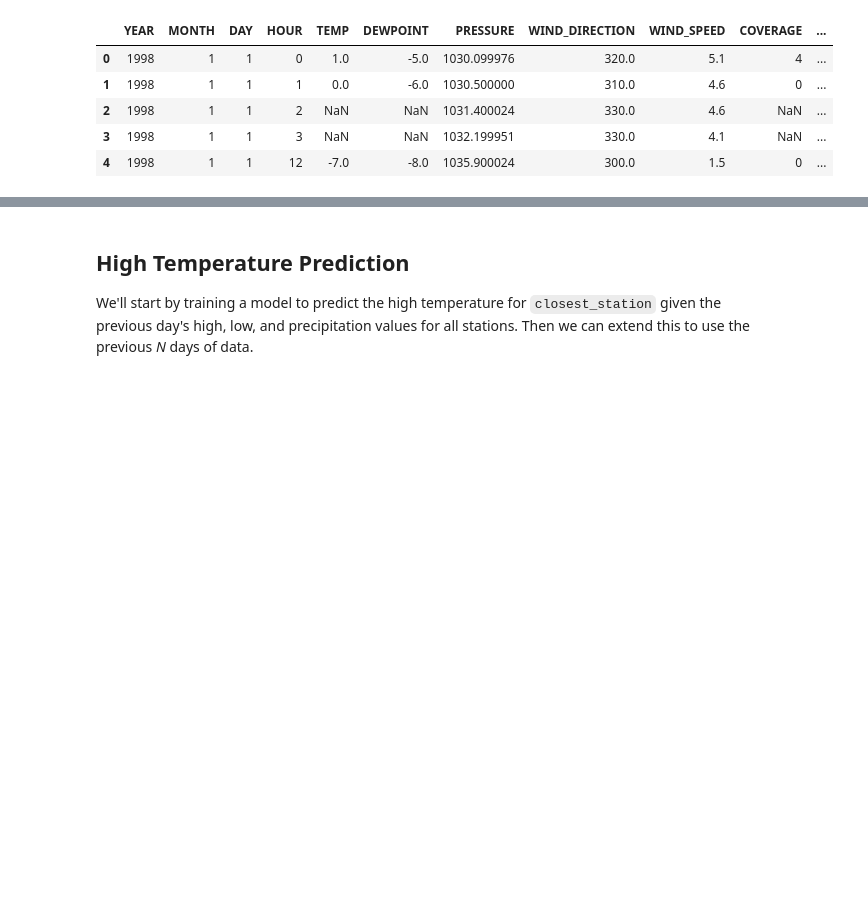
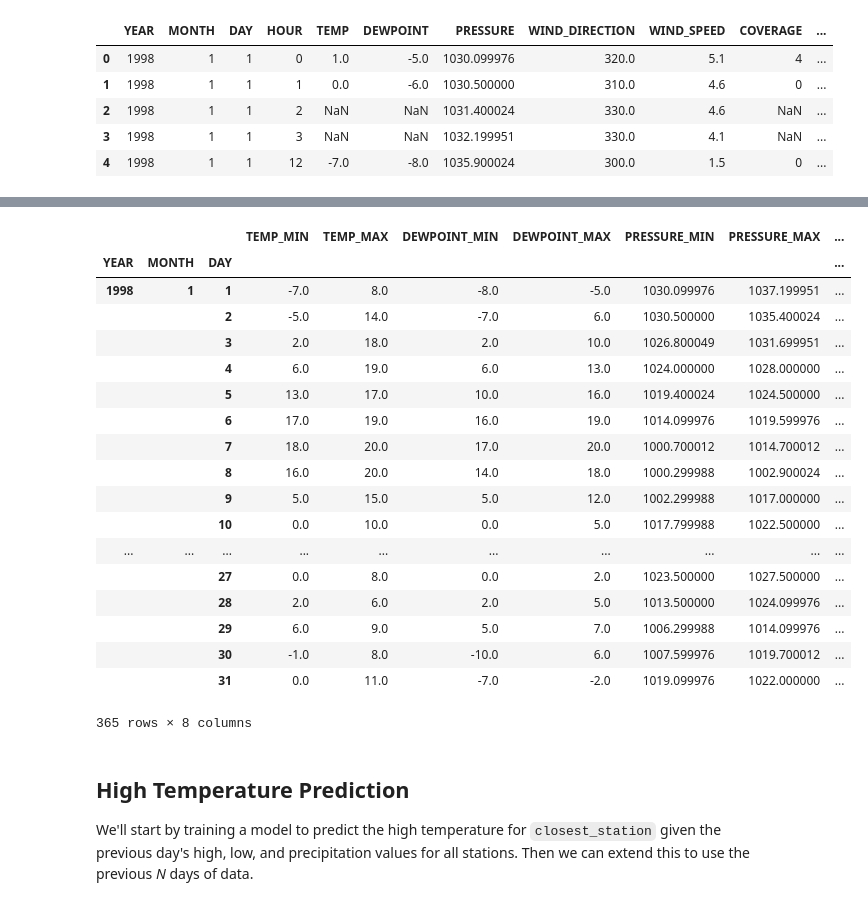
Before and after one commit to kristopherjohnson/weatherprediction, a Jupyter notebook: WeatherPrediction.ipynb, the cells around one changed output, grey strips where cells are left out. Drawn from its saved outputs; the diff is of its cells as text; code cells hidden in the pictures; blank space fills up the shorter version.

```diff
--- a/WeatherPrediction.ipynb
+++ b/WeatherPrediction.ipynb
@@ -362,3 +380,54 @@ df_last.describe()
+# %%
+def summarize_daily_data(station_data):
+    """Given isd-lite data, return dataframe with daily data summary.
+
+    Returns a DataFrame with index (YEAR, MONTH, DAY) and these columns:
+
+    - TEMP_MIN
+    - TEMP_MAX
+    - DEWPOINT_MIN
+    - DEWPOINT_MAX
+    - PRESSURE_MIN
+    - PRESSURE_MAX
+    - PRECIP_MIN
+    - PRECIP_MAX
+
+    """
+    grouped = station_data.groupby(['YEAR', 'MONTH', 'DAY'], as_index=False)
+    summary = grouped['TEMP', 'DEWPOINT', 'PRESSURE', 'PRECIP_6HR'].agg([np.min, np.max])
+    summary.columns = ['TEMP_MIN', 'TEMP_MAX',
+                       'DEWPOINT_MIN', 'DEWPOINT_MAX',
+                       'PRESSURE_MIN', 'PRESSURE_MAX',
+                       'PRECIP_MIN', 'PRECIP_MAX']
+    return summary
+
+def read_and_summarize_station_data(path):
+    """Read station data from path and create daily summary."""
+    return summarize_daily_data(read_station_data(path))
+# %%
+closest_data_frames = [read_and_summarize_station_data(path) for path in closest_station_paths]
+# %%
+closest_data_frames[0]
+# %% [output]
+|  |  |  | TEMP_MIN | TEMP_MAX | DEWPOINT_MIN | DEWPOINT_MAX | PRESSURE_MIN | PRESSURE_MAX | ... |
+| YEAR | MONTH | DAY |  |  |  |  |  |  | ... |
+| 1998 | 1 | 1 | -7.0 | 8.0 | -8.0 | -5.0 | 1030.099976 | 1037.199951 | ... |
+|  |  | 2 | -5.0 | 14.0 | -7.0 | 6.0 | 1030.500000 | 1035.400024 | ... |
+|  |  | 3 | 2.0 | 18.0 | 2.0 | 10.0 | 1026.800049 | 1031.699951 | ... |
+|  |  | 4 | 6.0 | 19.0 | 6.0 | 13.0 | 1024.000000 | 1028.000000 | ... |
+|  |  | 5 | 13.0 | 17.0 | 10.0 | 16.0 | 1019.400024 | 1024.500000 | ... |
+|  |  | 6 | 17.0 | 19.0 | 16.0 | 19.0 | 1014.099976 | 1019.599976 | ... |
+|  |  | 7 | 18.0 | 20.0 | 17.0 | 20.0 | 1000.700012 | 1014.700012 | ... |
+|  |  | 8 | 16.0 | 20.0 | 14.0 | 18.0 | 1000.299988 | 1002.900024 | ... |
+|  |  | 9 | 5.0 | 15.0 | 5.0 | 12.0 | 1002.299988 | 1017.000000 | ... |
+|  |  | 10 | 0.0 | 10.0 | 0.0 | 5.0 | 1017.799988 | 1022.500000 | ... |
+| ... | ... | ... | ... | ... | ... | ... | ... | ... | ... |
+|  |  | 27 | 0.0 | 8.0 | 0.0 | 2.0 | 1023.500000 | 1027.500000 | ... |
+|  |  | 28 | 2.0 | 6.0 | 2.0 | 5.0 | 1013.500000 | 1024.099976 | ... |
+|  |  | 29 | 6.0 | 9.0 | 5.0 | 7.0 | 1006.299988 | 1014.099976 | ... |
+|  |  | 30 | -1.0 | 8.0 | -10.0 | 6.0 | 1007.599976 | 1019.700012 | ... |
+|  |  | 31 | 0.0 | 11.0 | -7.0 | -2.0 | 1019.099976 | 1022.000000 | ... |
+365 rows × 8 columns
 # %% [markdown]
 ## High Temperature Prediction
 
```
Also changed, not shown: parts of 6 cells of this notebook.
